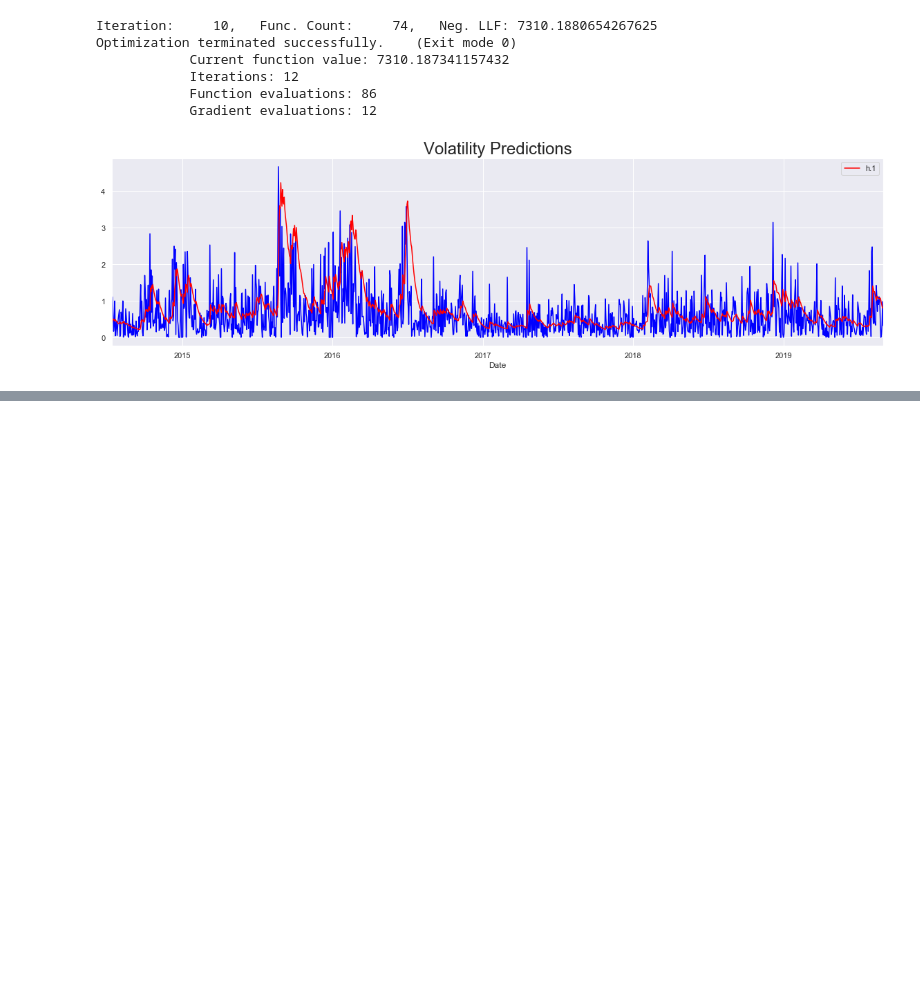
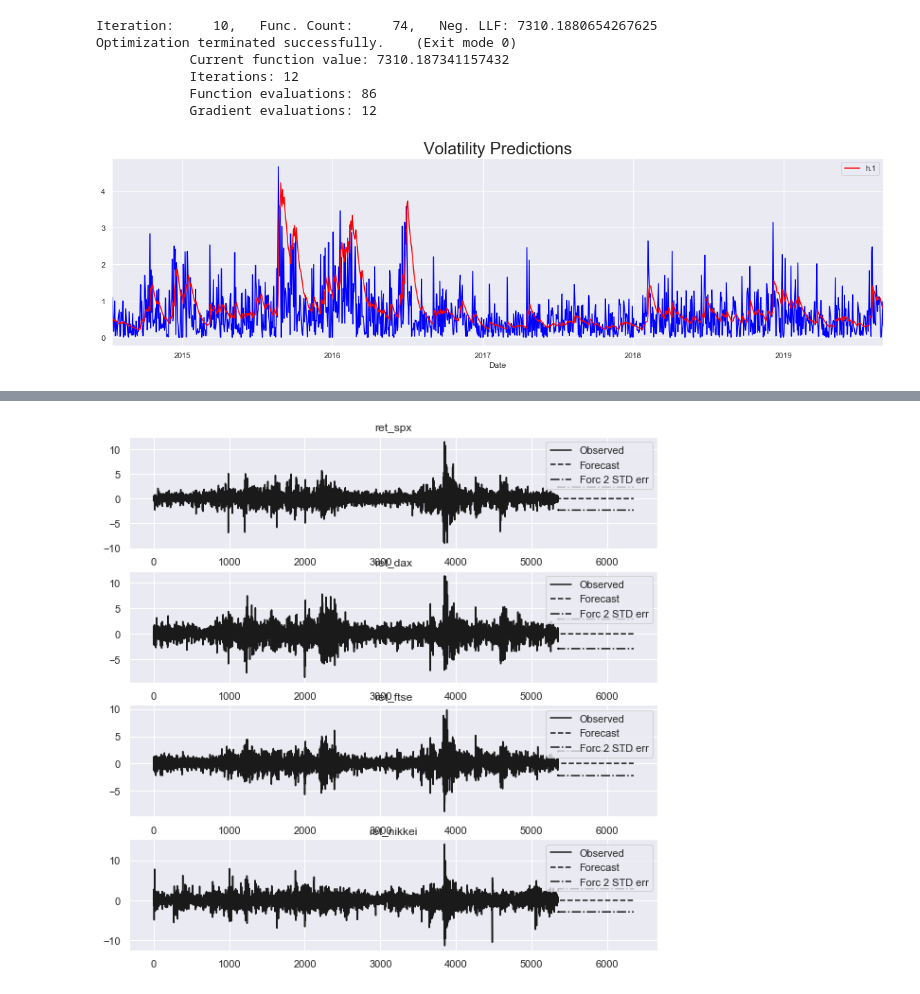
Before and after one commit to pauloteixeirajr/time-series-python, a Jupyter notebook: Forecasting.ipynb, the cells around one changed output, grey strips where cells are left out. Drawn from its saved outputs; the diff is of its cells as text; code cells hidden in the pictures; blank space fills up the shorter version.

```diff
--- a/Forecasting.ipynb
+++ b/Forecasting.ipynb
@@ -312,0 +356,5 @@ plt.show()
+# %%
+results_var_ret.plot_forecast(1000)
+plt.show()
+# %% [output]
+[figure, added]
```
Also changed, not shown: parts of 6 cells of this notebook.
